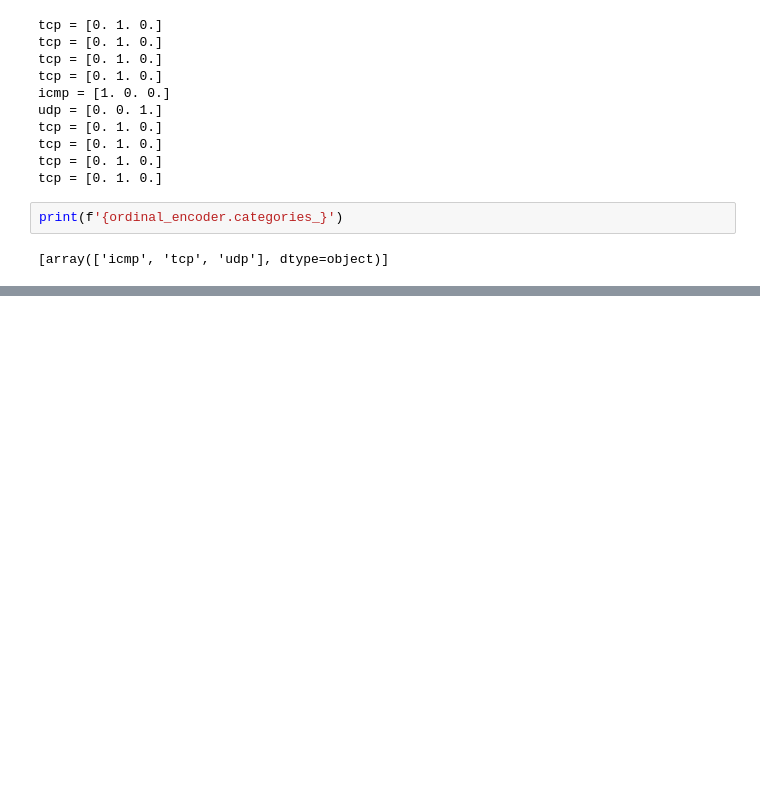
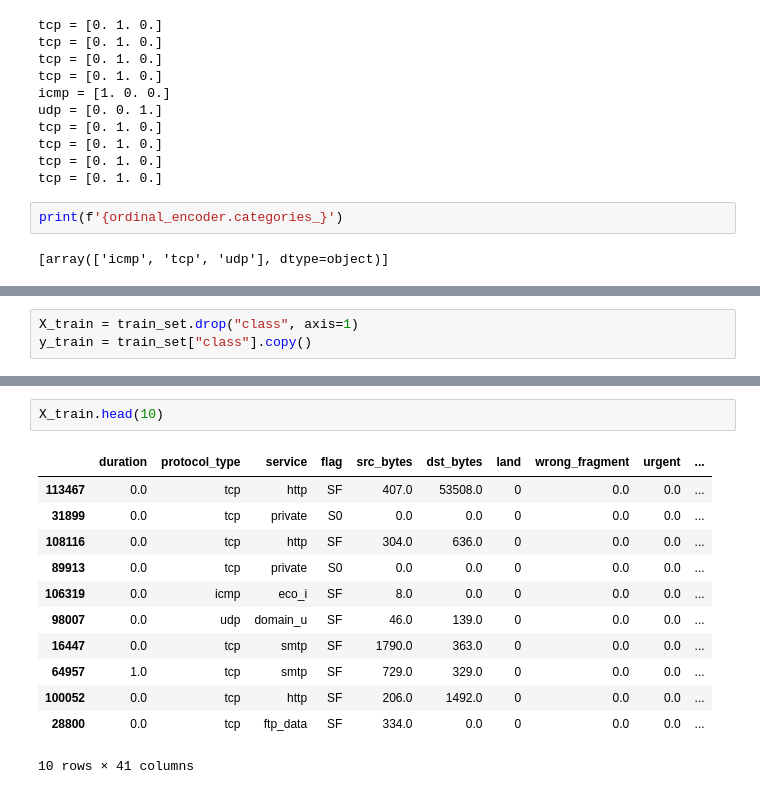
Before and after one commit to DiegoNoguez/Simulacion_Notebook, a Jupyter notebook: 08_Preparacion_del_DataSet.ipynb, the cells around one changed output, grey strips where cells are left out. Drawn from its saved outputs; the diff is of its cells as text; blank space fills up the shorter version.

```diff
--- a/08_Preparacion_del_DataSet.ipynb
+++ b/08_Preparacion_del_DataSet.ipynb
@@ -492,0 +523,3 @@ print(f'{ordinal_encoder.categories_}')
+# %%
+X_train = train_set.drop("class", axis=1)
+y_train = train_set["class"].copy()
@@ -492,0 +558,15 @@ print(f'{ordinal_encoder.categories_}')
+# %%
+X_train.head(10)
+# %% [output]
+|  | duration | protocol_type | service | flag | src_bytes | dst_bytes | land | wrong_fragment | urgent | ... |
+| 113467 | 0.0 | tcp | http | SF | 407.0 | 53508.0 | 0 | 0.0 | 0.0 | ... |
+| 31899 | 0.0 | tcp | private | S0 | 0.0 | 0.0 | 0 | 0.0 | 0.0 | ... |
+| 108116 | 0.0 | tcp | http | SF | 304.0 | 636.0 | 0 | 0.0 | 0.0 | ... |
+| 89913 | 0.0 | tcp | private | S0 | 0.0 | 0.0 | 0 | 0.0 | 0.0 | ... |
+| 106319 | 0.0 | icmp | eco_i | SF | 8.0 | 0.0 | 0 | 0.0 | 0.0 | ... |
+| 98007 | 0.0 | udp | domain_u | SF | 46.0 | 139.0 | 0 | 0.0 | 0.0 | ... |
+| 16447 | 0.0 | tcp | smtp | SF | 1790.0 | 363.0 | 0 | 0.0 | 0.0 | ... |
+| 64957 | 1.0 | tcp | smtp | SF | 729.0 | 329.0 | 0 | 0.0 | 0.0 | ... |
+| 100052 | 0.0 | tcp | http | SF | 206.0 | 1492.0 | 0 | 0.0 | 0.0 | ... |
+| 28800 | 0.0 | tcp | ftp_data | SF | 334.0 | 0.0 | 0 | 0.0 | 0.0 | ... |
+10 rows × 41 columns
```
Also changed, not shown: parts of 7 cells of this notebook.
